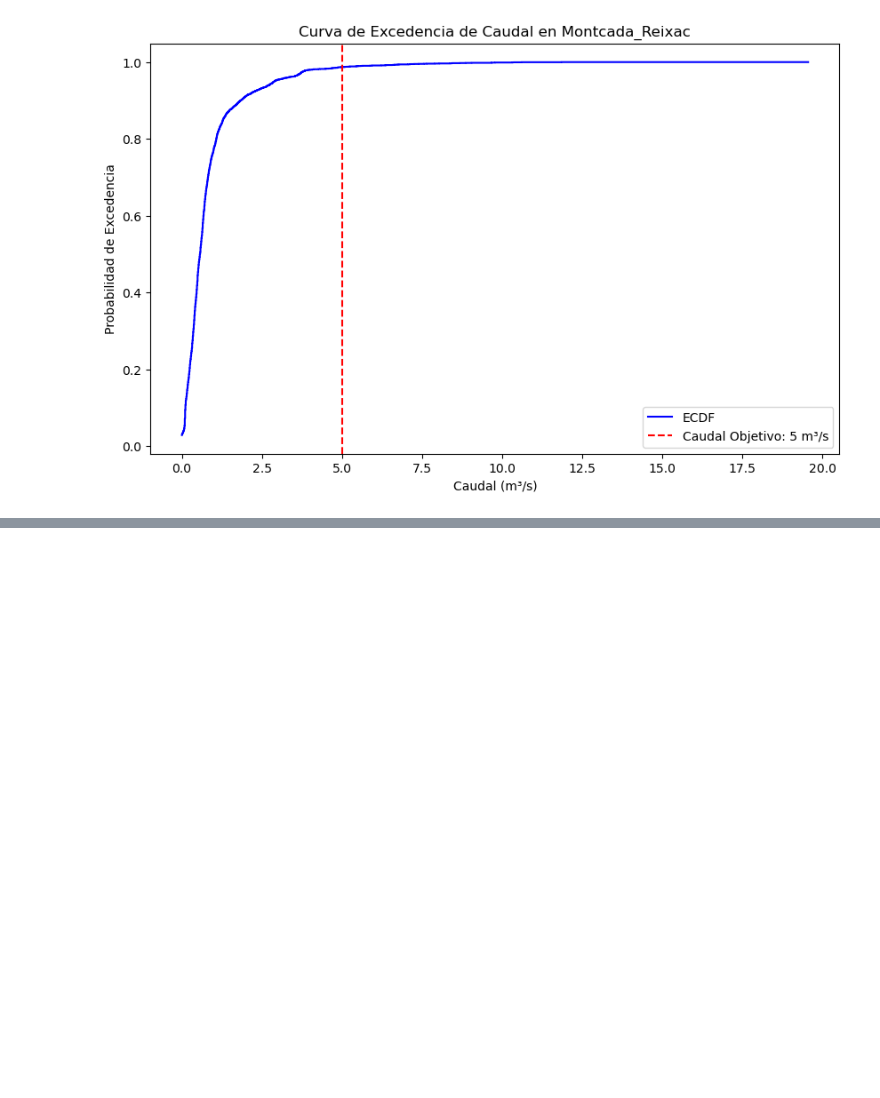
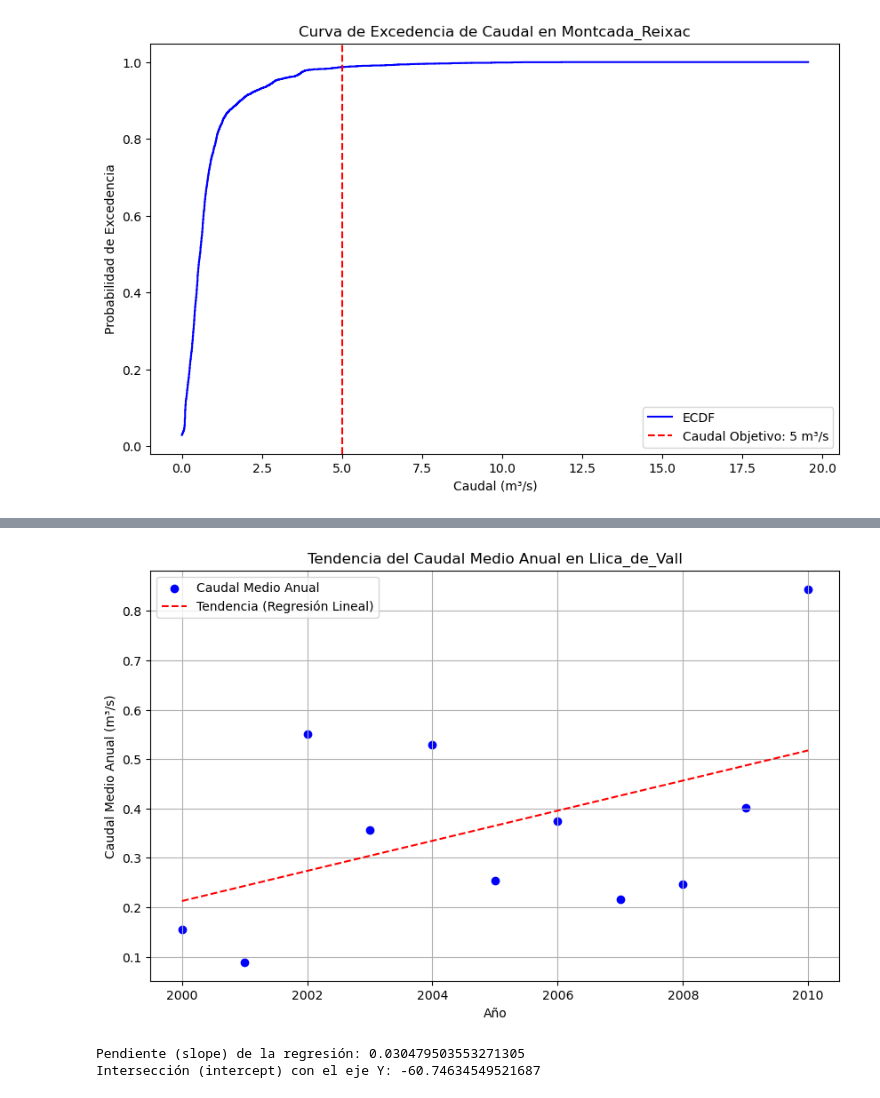
Before and after one commit to saosar/Hidrology, a Jupyter notebook: SOAEstadistica.ipynb, the cells around one changed output, grey strips where cells are left out. Cells and saved outputs as stored; diff of their text form; code cells hidden in the pictures; blank space fills up the shorter version.

```diff
--- a/SOAEstadistica.ipynb
+++ b/SOAEstadistica.ipynb
@@ -663,0 +809,44 @@ fig.show()
+# %%
+####5.5 Tendencia de los caudales a lo largo del tiempo.
+
+## 1. Seleccionar una estación específica
+nombreST = "Llica_de_Vall"
+DF_St = TotalDat[TotalDat['Estacio'] == nombreST].copy()
+
+# 2. Extraer el año de la columna 'Fecha'
+DF_St['Year'] = DF_St['Fecha'].dt.year
+
+# 3. Calcular el caudal medio anual para la estación
+caudal_medio_anual = DF_St.groupby('Year').agg({'Valor': 'mean'}).reset_index()
+
+# 4. Realizar una regresión lineal para analizar la tendencia
+X = caudal_medio_anual['Year'].values.reshape(-1, 1)  # Variable independiente (años)
+y = caudal_medio_anual['Valor'].values  # Variable dependiente (caudal medio)
+
+# Ajustar el modelo de regresión lineal
+model = LinearRegression()
+model.fit(X, y)
+
+# 5. Predecir valores usando el modelo de regresión
+y_pred = model.predict(X)
+
+# 6. Visualizar la tendencia de los caudales a lo largo del tiempo
+plt.figure(figsize=(10, 6))
+plt.scatter(caudal_medio_anual['Year'], caudal_medio_anual['Valor'], color='blue', label='Caudal Medio Anual')
+plt.plot(caudal_medio_anual['Year'], y_pred, color='red', linestyle='--', label='Tendencia (Regresión Lineal)')
+plt.title(f"Tendencia del Caudal Medio Anual en {nombreST}")
+plt.xlabel('Año')
+plt.ylabel('Caudal Medio Anual (m³/s)')
+plt.legend()
+plt.grid(True)
+plt.show()
+
+# 7. Mostrar los coeficientes de la regresión lineal
+slope = model.coef_[0]
+intercept = model.intercept_
+print(f"Pendiente (slope) de la regresión: {slope}")
+print(f"Intersección (intercept) con el eje Y: {intercept}")
+# %% [output]
+[figure, added]
+Pendiente (slope) de la regresión: 0.030479503553271305
+Intersección (intercept) con el eje Y: -60.74634549521687
```
Also changed, not shown: parts of 11 cells of this notebook.
